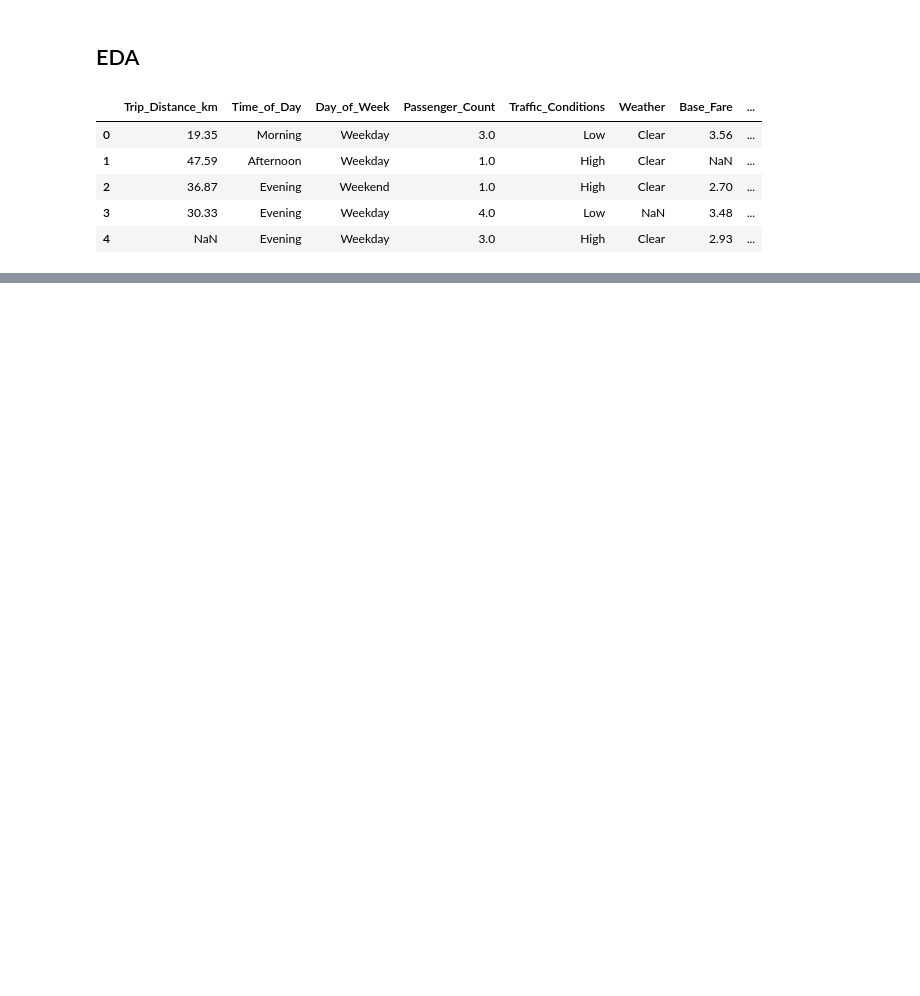
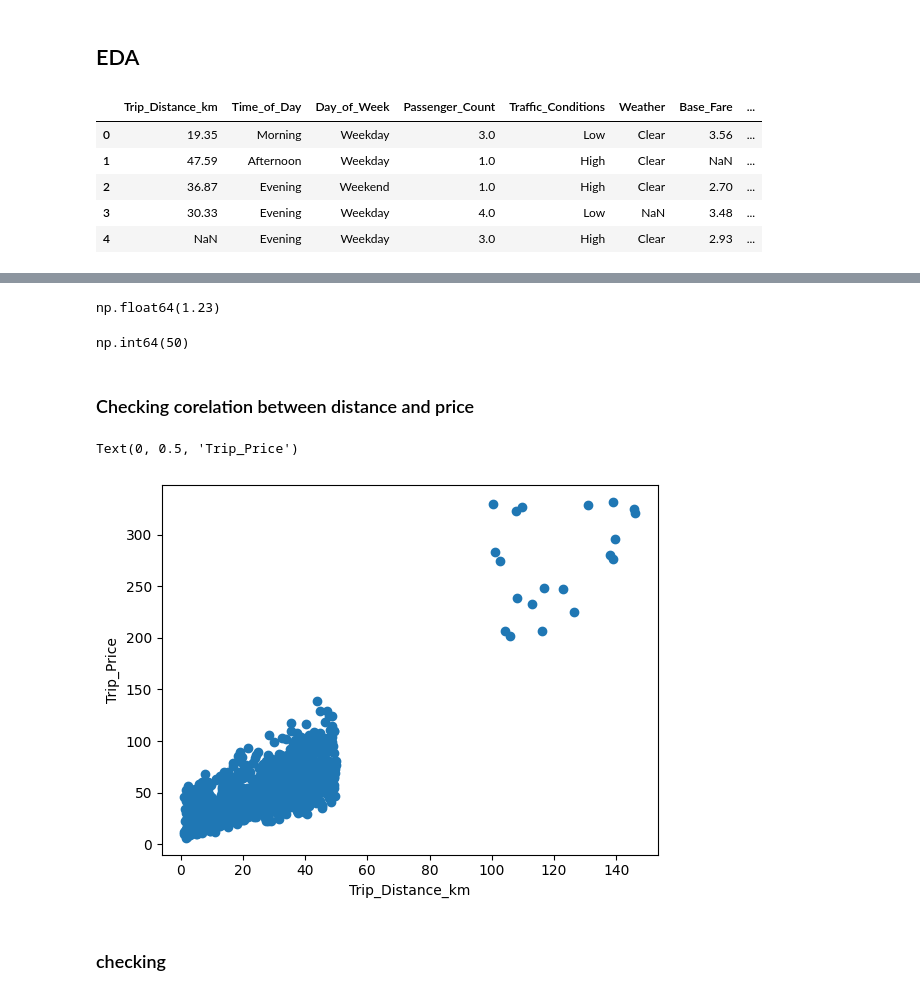
Before and after one commit to linuslarsson03/taxi-prediction-fullstack-linus, a Jupyter notebook: taxipred/src/taxipred/model_development/eda.ipynb, the cells around one changed output, grey strips where cells are left out. Saved outputs shown, nothing was run; the diff lists cells and outputs as text; code cells hidden in the pictures; blank space fills up the shorter version.

```diff
--- a/taxipred/src/taxipred/model_development/eda.ipynb
+++ b/taxipred/src/taxipred/model_development/eda.ipynb
@@ -15,0 +71,2 @@ df.head()
+# %%
+df = df.dropna(subset=["Trip_Price"])
@@ -15,0 +96,2 @@ df.head()
+# %%
+df = df.drop["Passenger_count"], df[" "]
@@ -15,0 +135,19 @@ df.head()
+# %%
+df["Trip_Distance_km"].min()
+# %% [output]
+np.float64(1.23)
+# %%
+df["Trip_Distance_km"].isna().sum()
+# %% [output]
+np.int64(50)
+# %% [markdown]
+### Checking corelation between distance and price
+# %%
+plt.scatter(df["Trip_Distance_km"], df["Trip_Price"])
+plt.xlabel("Trip_Distance_km")
+plt.ylabel("Trip_Price")
+# %% [output]
+Text(0, 0.5, 'Trip_Price')
+[figure, added]
+# %% [markdown]
+### checking
```
Also changed, not shown: parts of 11 cells of this notebook.
